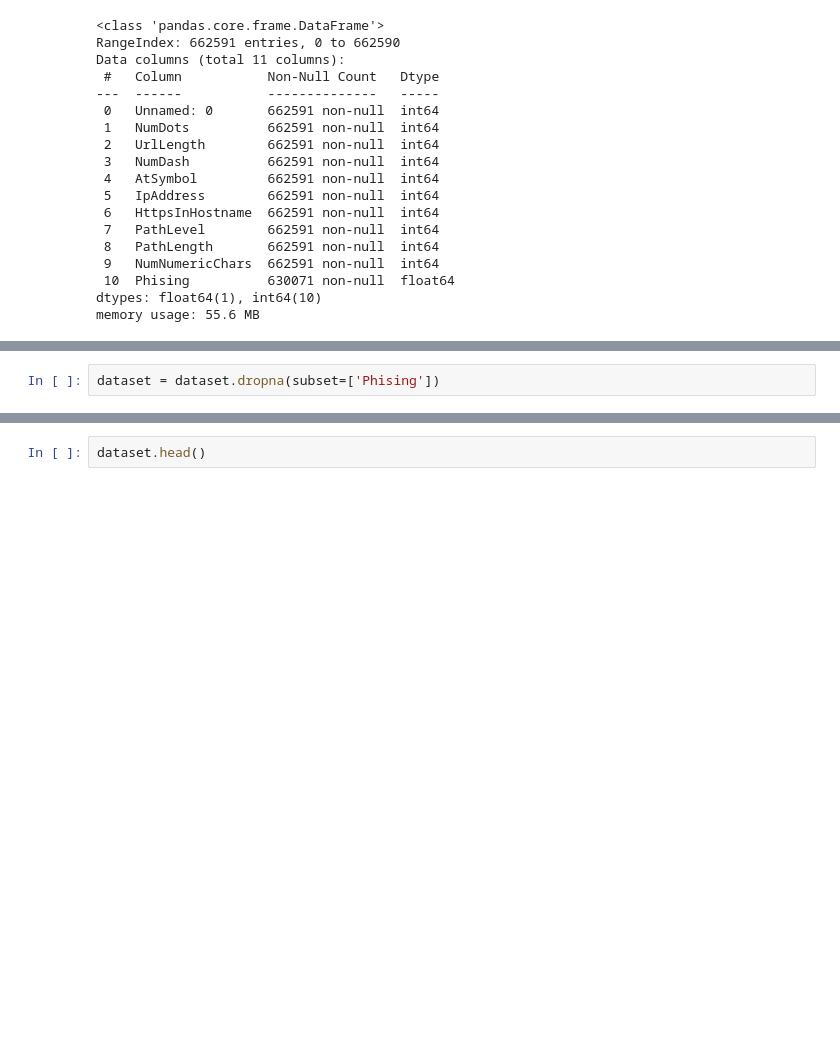
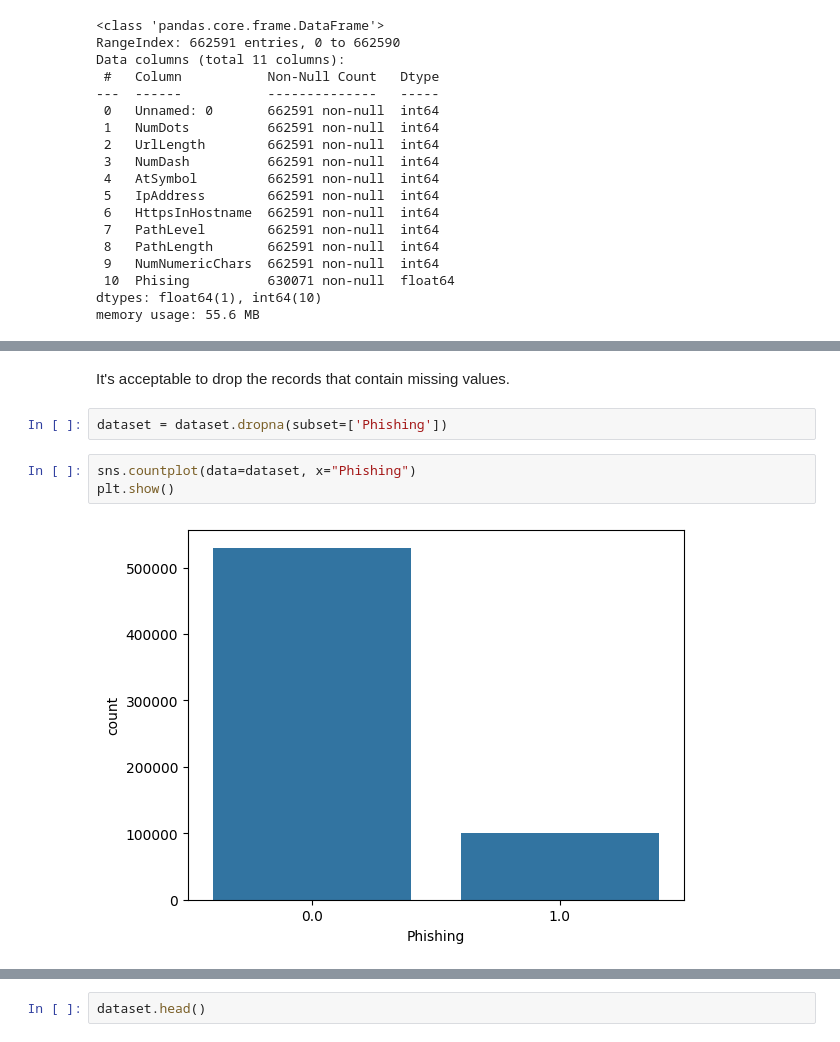
Before and after one commit to relmarrakchy/phishing-URL-detection, a Jupyter notebook: phishing_detection.ipynb, the cells around one changed output, grey strips where cells are left out. Drawn from its saved outputs; the diff is of its cells as text; blank space fills up the shorter version.

```diff
--- a/phishing_detection.ipynb
+++ b/phishing_detection.ipynb
@@ -75,5 +90,12 @@ Name: Phising, dtype: int64
+# %% [markdown]
+It's acceptable to drop the records that contain missing values.
 # %%
-dataset = dataset.dropna(subset=['Phising'])
+dataset = dataset.dropna(subset=['Phishing'])
+# %%
+sns.countplot(data=dataset, x="Phishing")
+plt.show()
+# %% [output]
+[figure, added]
 # %%
 dataset.info()
 # %% [output]
```
Also changed, not shown: parts of 28 cells of this notebook.
